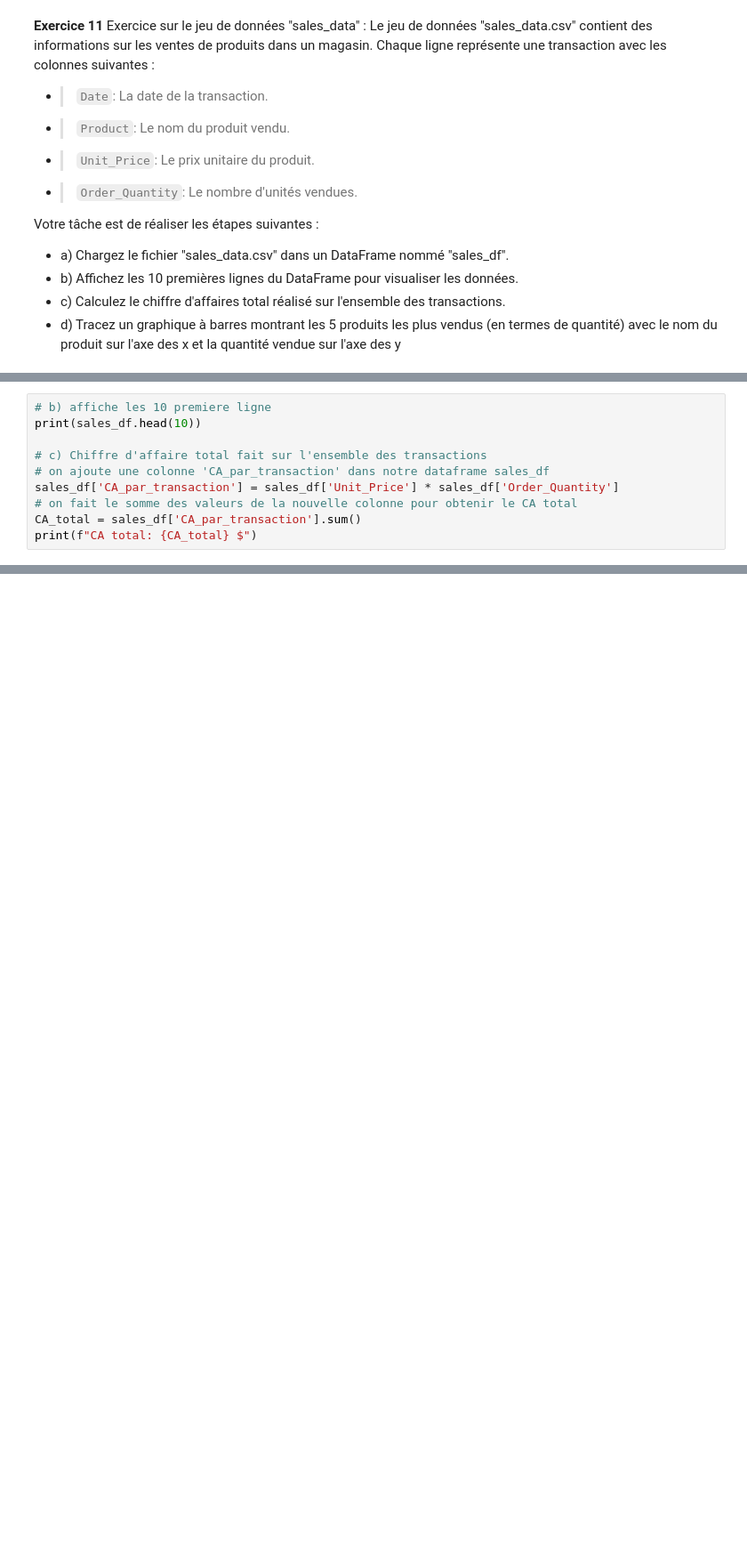
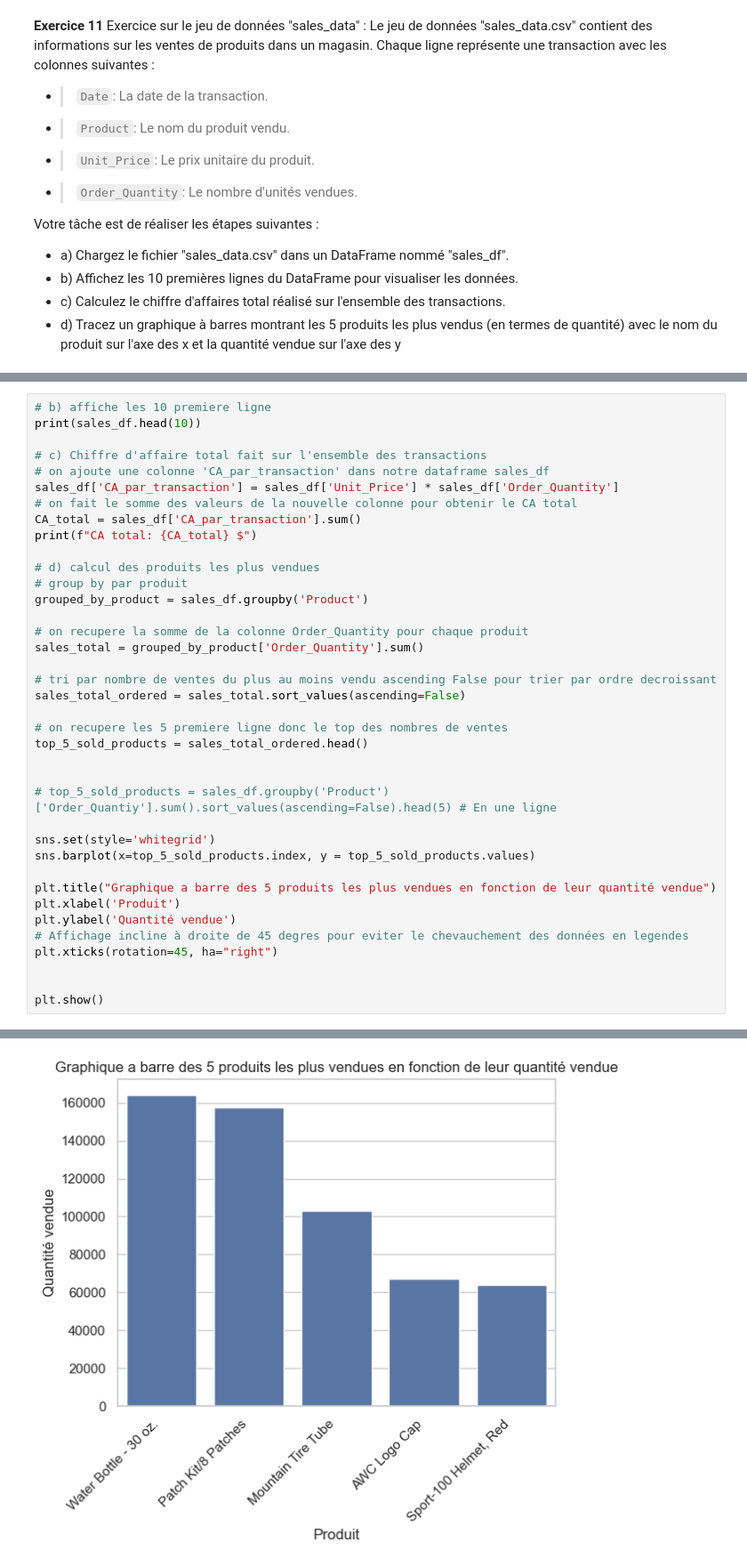
Before and after one commit to timdazayous/InitiationPython, a Jupyter notebook: Seaborn.ipynb, the cells around one changed output, grey strips where cells are left out. Shown at 89% size. Cells and saved outputs as stored; diff of their text form; blank space fills up the shorter version.

```diff
--- a/Seaborn.ipynb
+++ b/Seaborn.ipynb
@@ -352,28 +268,57 @@ sales_df = pd.read_csv(url)
 # %%
 # b) affiche les 10 premiere ligne
 print(sales_df.head(10))
 
 # c) Chiffre d'affaire total fait sur l'ensemble des transactions
 # on ajoute une colonne 'CA_par_transaction' dans notre dataframe sales_df
 sales_df['CA_par_transaction'] = sales_df['Unit_Price'] * sales_df['Order_Quantity']
 # on fait le somme des valeurs de la nouvelle colonne pour obtenir le CA total
 CA_total = sales_df['CA_par_transaction'].sum()
 print(f"CA total: {CA_total} $")
+
+# d) calcul des produits les plus vendues
+# group by par produit
+grouped_by_product = sales_df.groupby('Product')
+
+# on recupere la somme de la colonne Order_Quantity pour chaque produit
+sales_total = grouped_by_product['Order_Quantity'].sum()
+
+# tri par nombre de ventes du plus au moins vendu ascending False pour trier par ordre decroissant
+sales_total_ordered = sales_total.sort_values(ascending=False)
+
+# on recupere les 5 premiere ligne donc le top des nombres de ventes
+top_5_sold_products = sales_total_ordered.head()
+
+
+# top_5_sold_products = sales_df.groupby('Product')['Order_Quantiy'].sum().sort_values(ascending=False).head(5) # En une ligne
+
+sns.set(style='whitegrid')
+sns.barplot(x=top_5_sold_products.index, y = top_5_sold_products.values)
+
+plt.title("Graphique a barre des 5 produits les plus vendues en fonction de leur quantité vendue")
+plt.xlabel('Produit')
+plt.ylabel('Quantité vendue')
+# Affichage incline à droite de 45 degres pour eviter le chevauchement des données en legendes
+plt.xticks(rotation=45, ha="right")
+
+
+plt.show()
 # %% [output]
          Date  Day     Month  Year  Customer_Age       Age_Group  \
 0  2013-11-26   26  November  2013            19     Youth (<25)
 1  2015-11-26   26  November  2015            19     Youth (<25)
 2  2014-03-23   23     March  2014            49  Adults (35-64)
 3  2016-03-23   23     March  2016            49  Adults (35-64)
 4  2014-05-15   15       May  2014            47  Adults (35-64)
 5  2016-05-15   15       May  2016            47  Adults (35-64)
 6  2014-05-22   22       May  2014            47  Adults (35-64)
 7  2016-05-22   22       May  2016            47  Adults (35-64)
 8  2014-02-22   22  February  2014            35  Adults (35-64)
 9  2016-02-22   22  February  2016            35  Adults (35-64)
 
 ... (32 lines left out)
 7      190                 240
 8     2086                2640
 9     1991                2520
 CA total: 95176318 $
+[figure, added]
```
Also changed, not shown: parts of 16 cells of this notebook.
